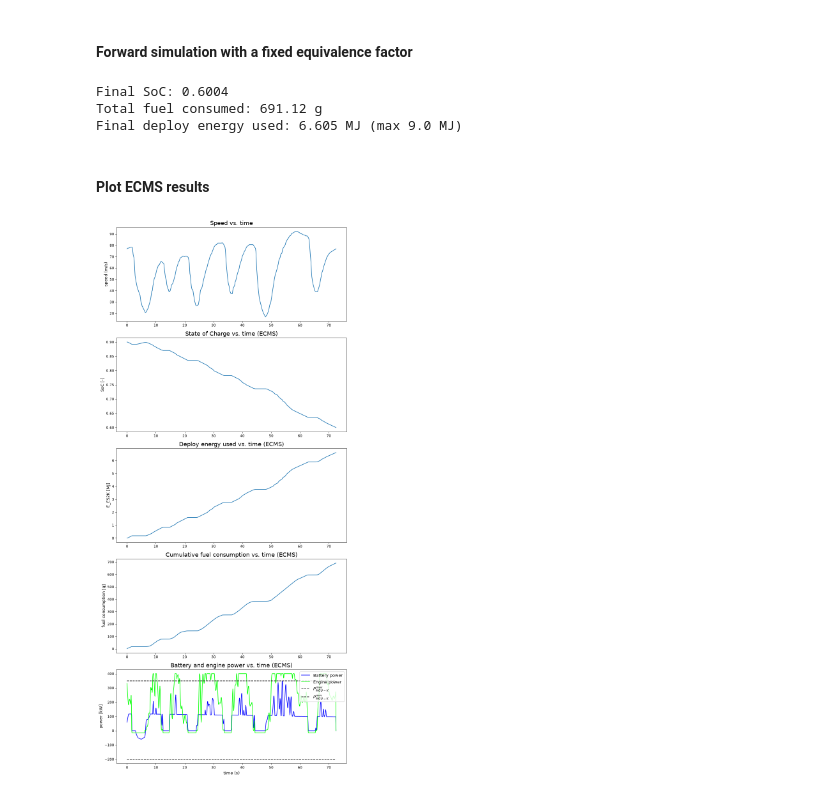
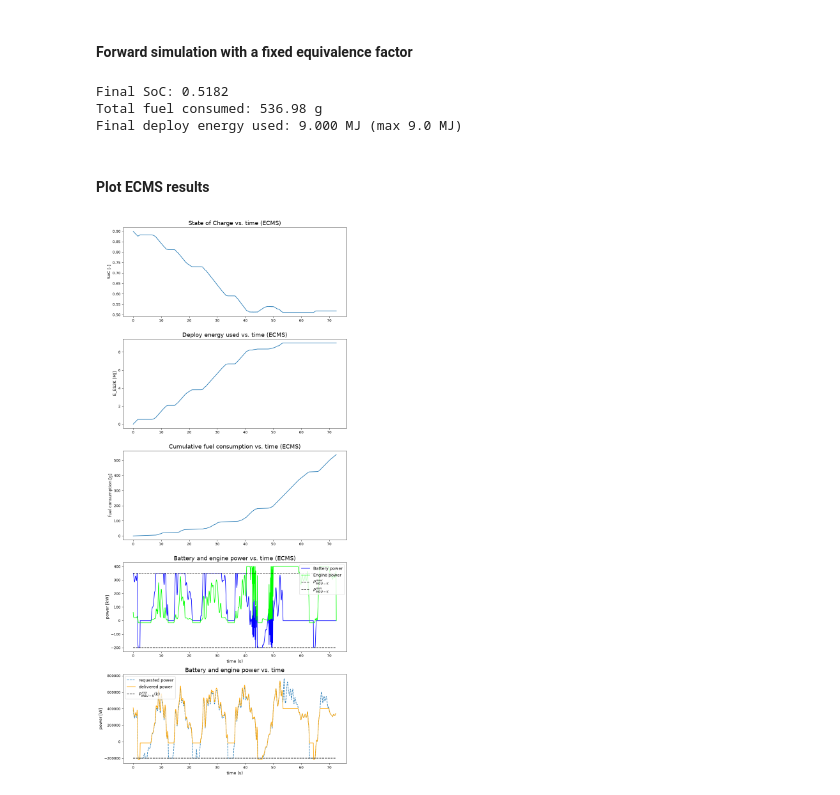
Before and after one commit to tommasoandina1/thermal-aware-ems-f1, a Jupyter notebook: controller/02_ECMS.ipynb, the cells around one changed output. Saved outputs shown, nothing was run; the diff lists cells and outputs as text; code cells hidden in the pictures.

```diff
--- a/controller/02_ECMS.ipynb
+++ b/controller/02_ECMS.ipynb
@@ -117,7 +117,7 @@ LHV = params['LHV']
 m_dot_max = params['m_dot_max'] / 3600.0  # kg/h -> kg/s
 P_eng_max = params['P_ICE_max']   # 400[kW]
 
-R_init = params['R_int']
+R_int = params['R_int']
 Tbat = params['T_bat_init']
 
 
@@ -148,6 +148,7 @@ def ecms_bounds(P_gb_k,SoC_k, E_k, params_local, dt):
     since U2 depends on the power being chosen and would make this circular.
     """
     Uoc_k = Uoc(SoC_k, coef_quad)
+
 
     soc_max_term = ((SOC_max - SoC_k) * Q_bat * Uoc_k) / -dt
     soc_min_term = ((SOC_min - SoC_k) * Q_bat * Uoc_k) / -dt
@@ -184,7 +185,7 @@ def ecms_step(P_gb_k, SoC_k, E_k, s, dt= Delta_t, n_grid=400):
 
     if P_gb_k > 0:
         P_eng = P_gb_k - P_mguk_grid
-        P_eng = np.clip(0, P_eng, P_eng_max)
+        P_eng = np.clip(P_eng, 0, P_eng_max)
     else:
         P_eng = np.zeros_like(P_mguk_grid)
 
@@ -194,7 +195,7 @@ def ecms_step(P_gb_k, SoC_k, E_k, s, dt= Delta_t, n_grid=400):
     m_dot = np.clip(m_dot, 0.0, m_dot_max)
 
     # Equivalent cost: real fuel + virtual fuel cost of battery use
-    J_eq = m_dot * dt + (s / LHV) * P_mguk_grid * dt + (1 / LHV) * (P_mguk_grid/Uoc_k )**2* dt
+    J_eq = m_dot * dt + (s / LHV) * P_mguk_grid * dt + (1 / LHV) * (P_mguk_grid/Uoc_k )**2* R_int* dt
 
     idx = np.argmin(J_eq)
     return P_mguk_grid[idx], P_eng[idx], m_dot[idx]
@@ -237,7 +238,6 @@ def simulate_ECMS(SOC_0, E_0, P_gb, Kp, dt=Delta_t):
         SoC_sim[k+1], _, I2_k = battery_step(SoC_sim[k], P_elect_MGU_K, coef_quad, Tbat_sim[k],params,Delta_t)
         Tbat_sim[k+1] = thermal_model(I2_k, Tbat_sim[k], params, Delta_t)
 
-        J_sim[k] = m_dot_sim[k]*Delta_t
         if P_gb[k]>0:
             shortfall[k] = shortfall_L
         else:
@@ -255,45 +255,57 @@ print(f"Final SoC: {SoC_ecms[-2]:.4f}")
 print(f"Total fuel consumed: {np.sum(J_ecms)*1e3:.2f} g")
 print(f"Final deploy energy used: {E_ES2K_ecms[-2]/1e6:.3f} MJ (max {E_ES2K_max/1e6:.1f} MJ)")
 # %% [output]
-Final SoC: 0.6004
-Total fuel consumed: 691.12 g
-Final deploy energy used: 6.605 MJ (max 9.0 MJ)
+Final SoC: 0.5182
+Total fuel consumed: 536.98 g
+Final deploy energy used: 9.000 MJ (max 9.0 MJ)
 # %% [markdown]
 #### Plot ECMS results
 # %%
-plot.figure(num=1, figsize=(10, 22), dpi=80, facecolor='w', edgecolor='k')
+plot.figure(num=5, figsize=(10, 22), dpi=80, facecolor='w', edgecolor='k')
 
 plot.subplot(5,1,1)
-plot.plot(t, v)
-plot.ylabel('speed (m/s)', fontsize=12)
-plot.title('Speed vs. time', fontsize=16)
-
-plot.subplot(5,1,2)
 plot.plot(t, SoC_ecms)
 plot.ylabel('SoC [-]', fontsize=12)
 plot.title('State of Charge vs. time (ECMS)', fontsize=16)
 
-plot.subplot(5,1,3)
+plot.subplot(5,1,2)
 plot.plot(t, E_ES2K_ecms/1e6)
 plot.ylabel('E_ES2K [MJ]', fontsize=12)
 plot.title('Deploy energy used vs. time (ECMS)', fontsize=16)
 
-plot.subplot(5,1,4)
+plot.subplot(5,1,3)
 plot.plot(t, np.cumsum(J_ecms)*1e3)
 plot.ylabel('fuel consumption [g]', fontsize=12)
 plot.title('Cumulative fuel consumption vs. time (ECMS)', fontsize=16)
 
-plot.subplot(5,1,5)
+plot.subplot(5,1,4)
 plot.plot(t, np.array(P_MGUK_ecms)/1e3, 'blue', label='Battery power')
 plot.plot(t, np.array(P_eng_ecms)/1e3, 'lime', label='Engine power')
 plot.plot(t, P_MGU_max/1e3*np.ones(t.shape), 'k--', label=r'$P_{MGU-K}^{max}$')
 plot.plot(t, P_MGU_min/1e3*np.ones(t.shape), 'k--', label=r'$P_{MGU-K}^{min}$')
 plot.ylabel('power [kW]', fontsize=12)
 plot.xlabel('time (s)', fontsize=12)
 plot.title('Battery and engine power vs. time (ECMS)', fontsize=16)
 plot.legend(loc=1, fontsize=12)
 
+P_gb2 = np.zeros_like(P_gb)
+for k in range(len(P_gb)):
+    if P_gb[k]<=P_MGU_min:
+        P_gb2[k] = P_MGU_min
+    else:
+        P_gb2[k]=P_gb[k]
+
+plot.subplot(5,1,5)
+plot.plot(t[0:-2], P_gb2[0:-2], '--',label='requested power')
+plot.plot(t[0:-2], P_MGUK_ecms[0:-2]+P_eng_ecms[0:-2], 'orange', label='delivered power')
+plot.plot(t, P_MGU_min*np.ones(t.shape), 'k--', label=r'$P_{MGU-K}^{min}(k)$')
+plot.ylabel('power [W]', fontsize=12)
+plot.title('Battery and engine power vs. time', fontsize=16)
+plot.xlabel('time (s)', fontsize=12)
+plot.tight_layout()
+plot.legend(loc=0, fontsize=12)
+
 plot.tight_layout()
 plot.show()
 # %% [output]
-[figure, old version]
+[figure, new version]
```
Also changed, not shown: parts of 1 cell of this notebook, 8 other files.
